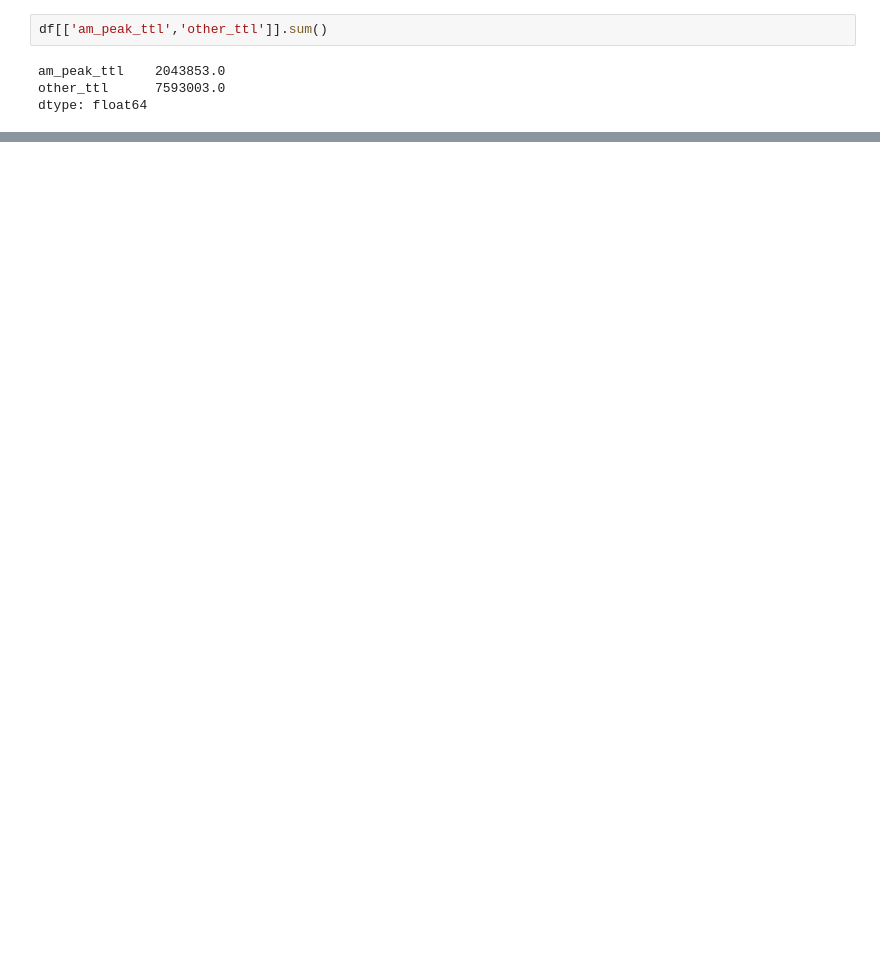
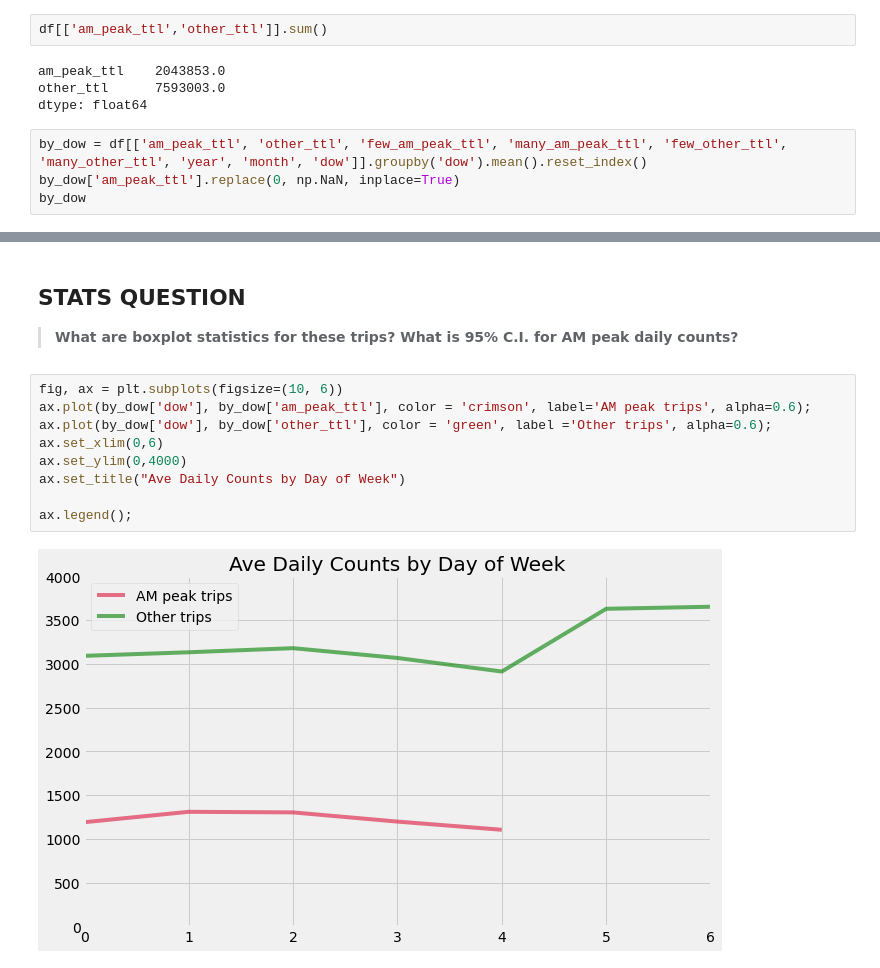
Before and after one commit to salvir1/Crank_On_Seattle_Bike_Data, a Jupyter notebook: Seattle_spins.ipynb, the cells around one changed output, grey strips where cells are left out. Cells and saved outputs as stored; diff of their text form; blank space fills up the shorter version.

```diff
--- a/Seattle_spins.ipynb
+++ b/Seattle_spins.ipynb
@@ -233,3 +230,7 @@ df[['am_peak_ttl','other_ttl']].sum()
 am_peak_ttl    2043853.0
 other_ttl      7593003.0
 dtype: float64
+# %%
+by_dow = df[['am_peak_ttl', 'other_ttl', 'few_am_peak_ttl', 'many_am_peak_ttl', 'few_other_ttl', 'many_other_ttl', 'year', 'month', 'dow']].groupby('dow').mean().reset_index()
+by_dow['am_peak_ttl'].replace(0, np.NaN, inplace=True)
+by_dow
@@ -235,0 +274,15 @@ dtype: float64
+# %% [markdown]
+## STATS QUESTION
+
+> **What are boxplot statistics for these trips? What is 95% C.I. for AM peak daily counts?**
+# %%
+fig, ax = plt.subplots(figsize=(10, 6))
+ax.plot(by_dow['dow'], by_dow['am_peak_ttl'], color = 'crimson', label='AM peak trips', alpha=0.6);
+ax.plot(by_dow['dow'], by_dow['other_ttl'], color = 'green', label ='Other trips', alpha=0.6);
+ax.set_xlim(0,6)
+ax.set_ylim(0,4000)
+ax.set_title("Ave Daily Counts by Day of Week")
+
+ax.legend();
+# %% [output]
+[figure, added]
```
Also changed, not shown: parts of 22 cells of this notebook, 1 other file.
